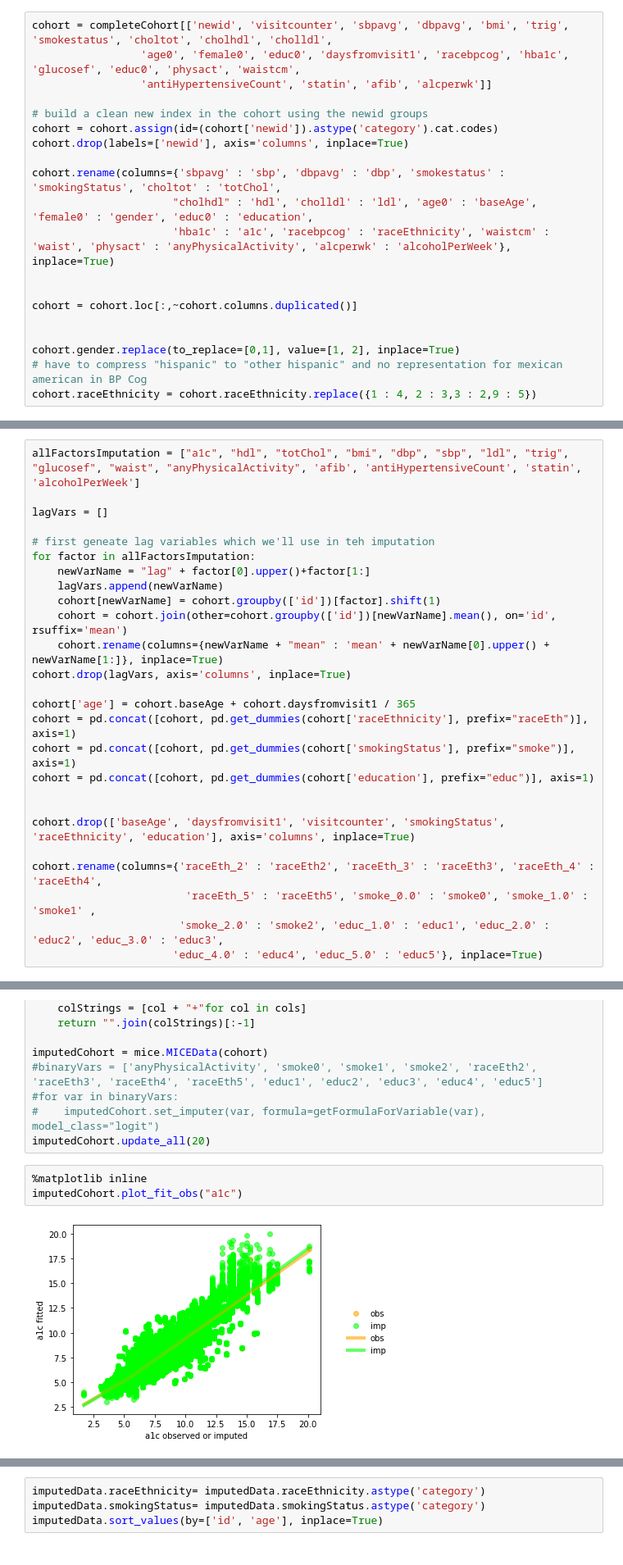
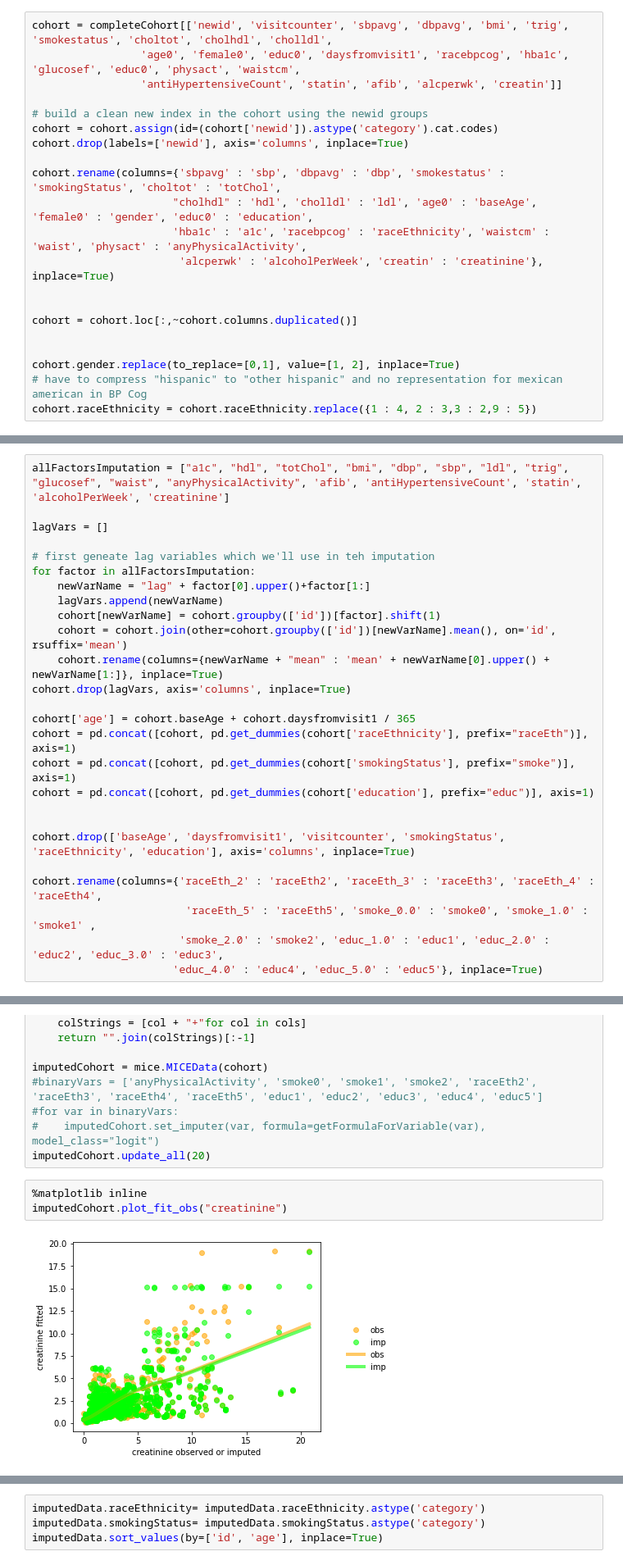
Before and after one commit to jburke5/microsimNHANES, a Jupyter notebook: buildRiskFactorsFromCombinedCohort.ipynb, the cells around one changed output, grey strips where cells are left out. Shown at 82% size. Drawn from its saved outputs; the diff is of its cells as text.

Commit message:
add creatinine

```diff
--- a/buildRiskFactorsFromCombinedCohort.ipynb
+++ b/buildRiskFactorsFromCombinedCohort.ipynb
@@ -46,7 +52,7 @@ Name: racebpcog, dtype: int64
 # %%
 cohort = completeCohort[['newid', 'visitcounter', 'sbpavg', 'dbpavg', 'bmi', 'trig', 'smokestatus', 'choltot', 'cholhdl', 'cholldl',
                  'age0', 'female0', 'educ0', 'daysfromvisit1', 'racebpcog', 'hba1c', 'glucosef', 'educ0', 'physact', 'waistcm',
-                 'antiHypertensiveCount', 'statin', 'afib', 'alcperwk']]
+                 'antiHypertensiveCount', 'statin', 'afib', 'alcperwk', 'creatin']]
 
 # build a clean new index in the cohort using the newid groups
 cohort = cohort.assign(id=(cohort['newid']).astype('category').cat.codes)
@@ -54,7 +60,8 @@ cohort.drop(labels=['newid'], axis='columns', inplace=True)
 
 cohort.rename(columns={'sbpavg' : 'sbp', 'dbpavg' : 'dbp', 'smokestatus' : 'smokingStatus', 'choltot' : 'totChol',
                       "cholhdl" : 'hdl', 'cholldl' : 'ldl', 'age0' : 'baseAge', 'female0' : 'gender', 'educ0' : 'education',
-                      'hba1c' : 'a1c', 'racebpcog' : 'raceEthnicity', 'waistcm' : 'waist', 'physact' : 'anyPhysicalActivity', 'alcperwk' : 'alcoholPerWeek'}, inplace=True)
+                      'hba1c' : 'a1c', 'racebpcog' : 'raceEthnicity', 'waistcm' : 'waist', 'physact' : 'anyPhysicalActivity',
+                       'alcperwk' : 'alcoholPerWeek', 'creatin' : 'creatinine'}, inplace=True)
 
 
 cohort = cohort.loc[:,~cohort.columns.duplicated()]
@@ -76,7 +83,7 @@ min           0.000000
 max        5228.189941
 Name: alcoholPerWeek, dtype: float64
 # %%
-allFactorsImputation = ["a1c", "hdl", "totChol", "bmi", "dbp", "sbp", "ldl", "trig", "glucosef", "waist", "anyPhysicalActivity", 'afib', 'antiHypertensiveCount', 'statin', 'alcoholPerWeek']
+allFactorsImputation = ["a1c", "hdl", "totChol", "bmi", "dbp", "sbp", "ldl", "trig", "glucosef", "waist", "anyPhysicalActivity", 'afib', 'antiHypertensiveCount', 'statin', 'alcoholPerWeek', 'creatinine']
 
 lagVars = []
 
@@ -121,6 +128,6 @@ imputedCohort = mice.MICEData(cohort)
 imputedCohort.update_all(20)
 # %%
 %matplotlib inline
-imputedCohort.plot_fit_obs("a1c")
+imputedCohort.plot_fit_obs("creatinine")
 # %% [output]
-[figure, old version]
+[figure, new version]
```
Also changed, not shown: parts of 10 cells of this notebook, 2 other files.
